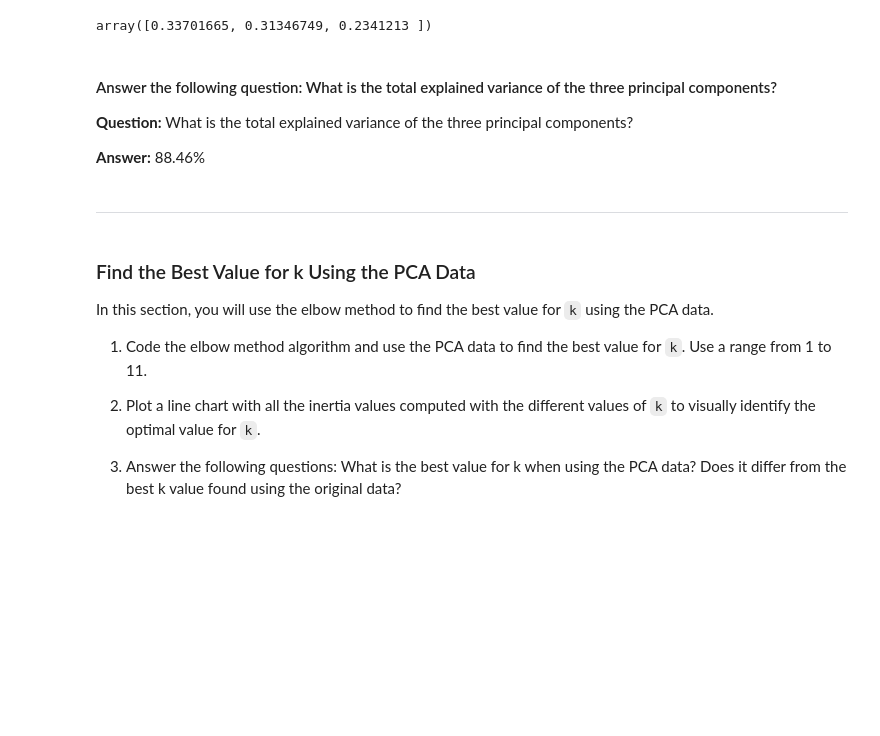
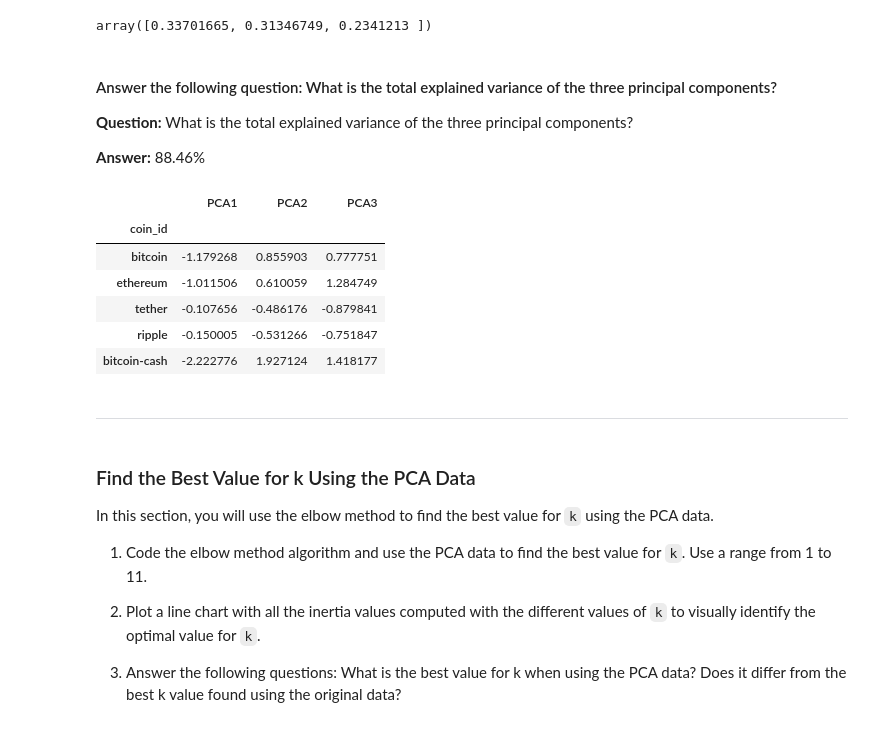
Before and after one commit to scottslusher/Crypto-Advisor, a Jupyter notebook: crypto_investments.ipynb, the cells around one changed output. Cells and saved outputs as stored; diff of their text form; code cells hidden in the pictures; blank space fills up the shorter version.

```diff
--- a/crypto_investments.ipynb
+++ b/crypto_investments.ipynb
@@ -279,19 +279,27 @@ array([0.33701665, 0.31346749, 0.2341213 ])
 **Answer:** 88.46%
 # %%
 # Create a new DataFrame with the PCA data.
-# Note: The code for this step is provided for you
-
-# Creating a DataFrame with the PCA data
-# YOUR CODE HERE!
+market_data_pca = pd.DataFrame(
+    df_pca,
+    columns=['PCA1', 'PCA2', 'PCA3']
+)
 
 # Copy the crypto names from the original data
-# YOUR CODE HERE!
+market_data_pca['coin_id'] = df_market_data_scaled.index
 
 # Set the coinid column as index
-# YOUR CODE HERE!
+market_data_pca = market_data_pca.set_index('coin_id')
 
 # Display sample data
-# YOUR CODE HERE!
+market_data_pca.head()
+# %% [output]
+|  | PCA1 | PCA2 | PCA3 |
+| coin_id |  |  |  |
+| bitcoin | -1.179268 | 0.855903 | 0.777751 |
+| ethereum | -1.011506 | 0.610059 | 1.284749 |
+| tether | -0.107656 | -0.486176 | -0.879841 |
+| ripple | -0.150005 | -0.531266 | -0.751847 |
+| bitcoin-cash | -2.222776 | 1.927124 | 1.418177 |
 # %% [markdown]
 ---
 # %% [markdown]
```
Also changed, not shown: parts of 6 cells of this notebook.
